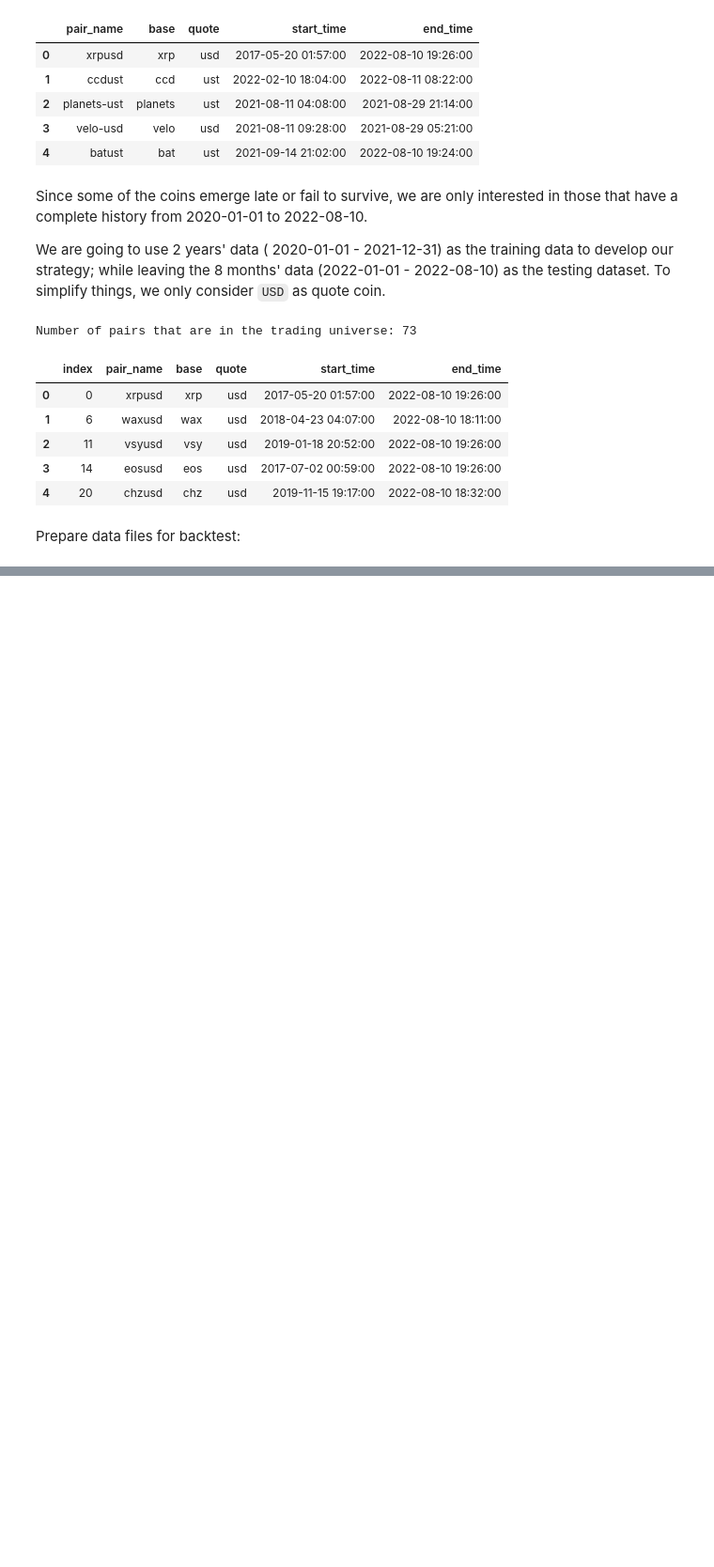
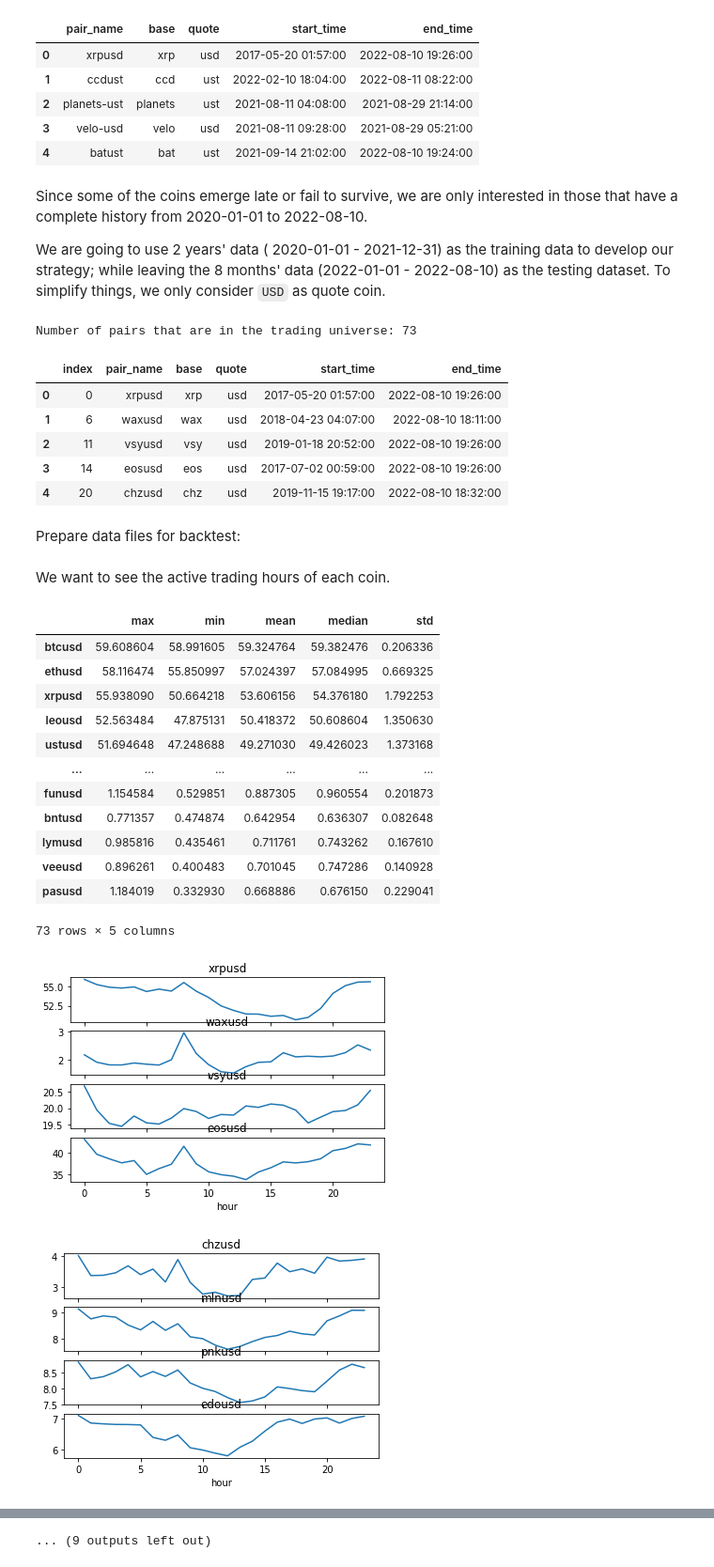
Before and after one commit to josephchenhk/qtrader_strategies, a Jupyter notebook: EDA.ipynb, the cells around one changed output, grey strips where cells are left out. Shown: that part at 94% size. Drawn from its saved outputs; the diff is of its cells as text; code cells hidden in the pictures; blank space fills up the shorter version.

Commit message:
Add trading hour analysis

```diff
--- a/EDA.ipynb
+++ b/EDA.ipynb
@@ -118,3 +119,54 @@ for i, row in tqdm(data_universe.iterrows()):
         Path(f"clean_data/k_line/K_1M/{row.pair_name}").mkdir(parents=True, exist_ok=True)
         df_daily.to_csv(f"clean_data/k_line/K_1M/{row.pair_name}/{date_str}.csv",
                         index=False)
+# %% [markdown]
+We want to see the active trading hours of each coin.
+# %%
+num_bars_in_1hr = {}
+for i, row in tqdm(data_universe.iterrows()):
+    # if i > 7:
+    #     break
+    if i % 4 == 0:
+        fig, axes = plt.subplots(
+            nrows=4, #data_universe.shape[0],
+            ncols=1,
+            sharex=True
+        )
+    df = pd.read_csv(f"data/{row.pair_name}.csv")
+    df["time_key"] = df.time.apply(lambda x: datetime.fromtimestamp(int(x/1000)))
+    df["date"] = df.time_key.apply(lambda x: x.date())
+    df["hour"] = df.time_key.apply(lambda x: x.hour)
+    df = df[
+        (df.time_key >= "2020-01-01")
+        & (df.time_key <= "2022-08-10")
+    ]
+    num_days = len(df.date.unique())
+    # Average number of bars in that particular hour
+    df1 = df.groupby("hour").count().time_key / num_days
+    df1.plot(ax=axes[i%4], title=f"{row.pair_name}")
+    num_bars_in_1hr[row.pair_name] = {
+        "max": df1.max(),
+        "min": df1.min(),
+        "mean": df1.mean(),
+        "median": df1.median(),
+        "std": df1.std()
+    }
+num_bars_in_1hr = pd.DataFrame(num_bars_in_1hr).T
+num_bars_in_1hr = num_bars_in_1hr.sort_values(by="min", ascending=False)
+num_bars_in_1hr
+# %% [output]
+|  | max | min | mean | median | std |
+| btcusd | 59.608604 | 58.991605 | 59.324764 | 59.382476 | 0.206336 |
+| ethusd | 58.116474 | 55.850997 | 57.024397 | 57.084995 | 0.669325 |
+| xrpusd | 55.938090 | 50.664218 | 53.606156 | 54.376180 | 1.792253 |
+| leousd | 52.563484 | 47.875131 | 50.418372 | 50.608604 | 1.350630 |
+| ustusd | 51.694648 | 47.248688 | 49.271030 | 49.426023 | 1.373168 |
+| ... | ... | ... | ... | ... | ... |
+| funusd | 1.154584 | 0.529851 | 0.887305 | 0.960554 | 0.201873 |
+| bntusd | 0.771357 | 0.474874 | 0.642954 | 0.636307 | 0.082648 |
+| lymusd | 0.985816 | 0.435461 | 0.711761 | 0.743262 | 0.167610 |
+| veeusd | 0.896261 | 0.400483 | 0.701045 | 0.747286 | 0.140928 |
+| pasusd | 1.184019 | 0.332930 | 0.668886 | 0.676150 | 0.229041 |
+73 rows × 5 columns
+[figure, added]
+[figure, added]
@@ -120,0 +181 @@ for i, row in tqdm(data_universe.iterrows()):
+... (9 outputs left out)
```
Also changed, not shown: parts of 8 cells of this notebook.
